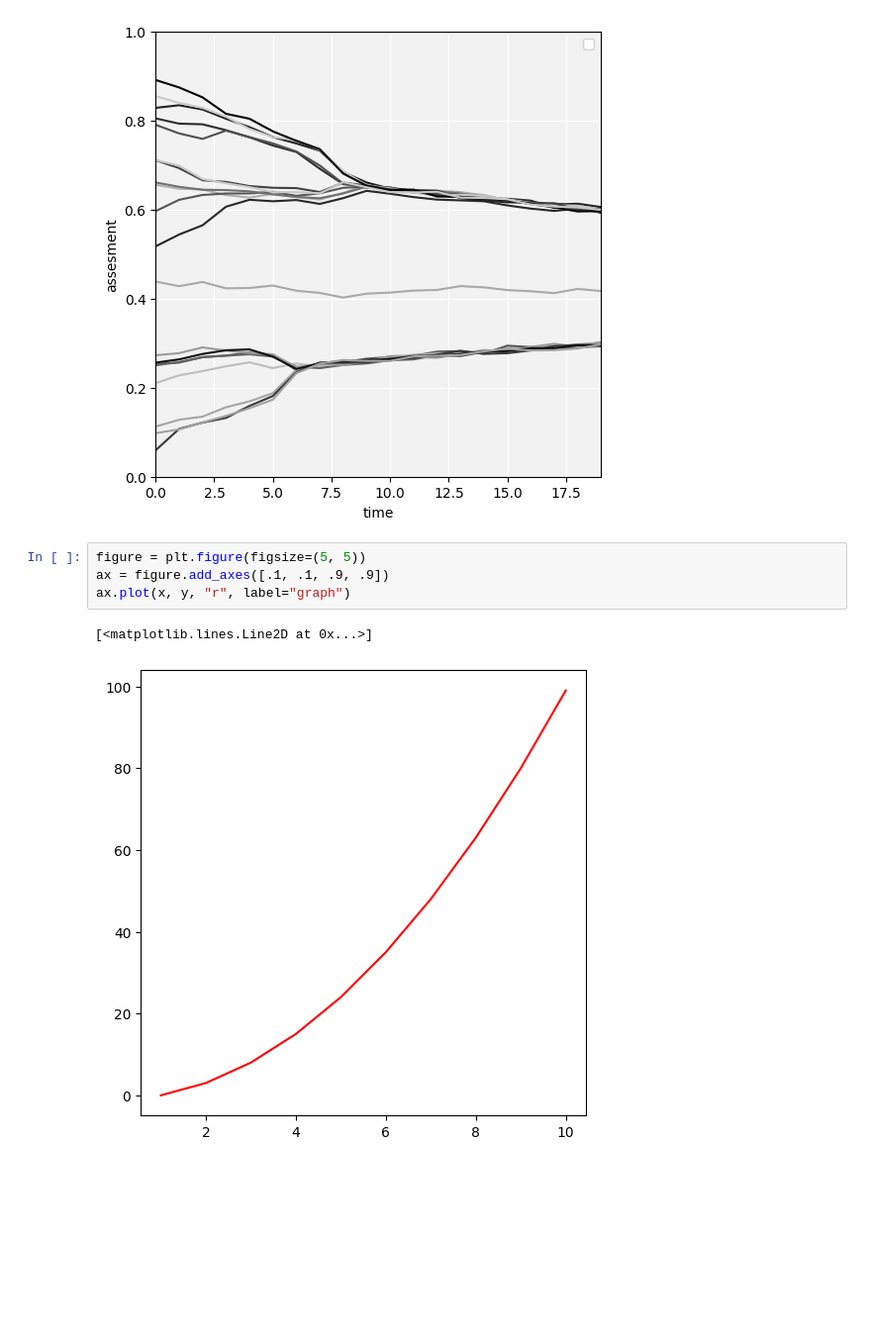
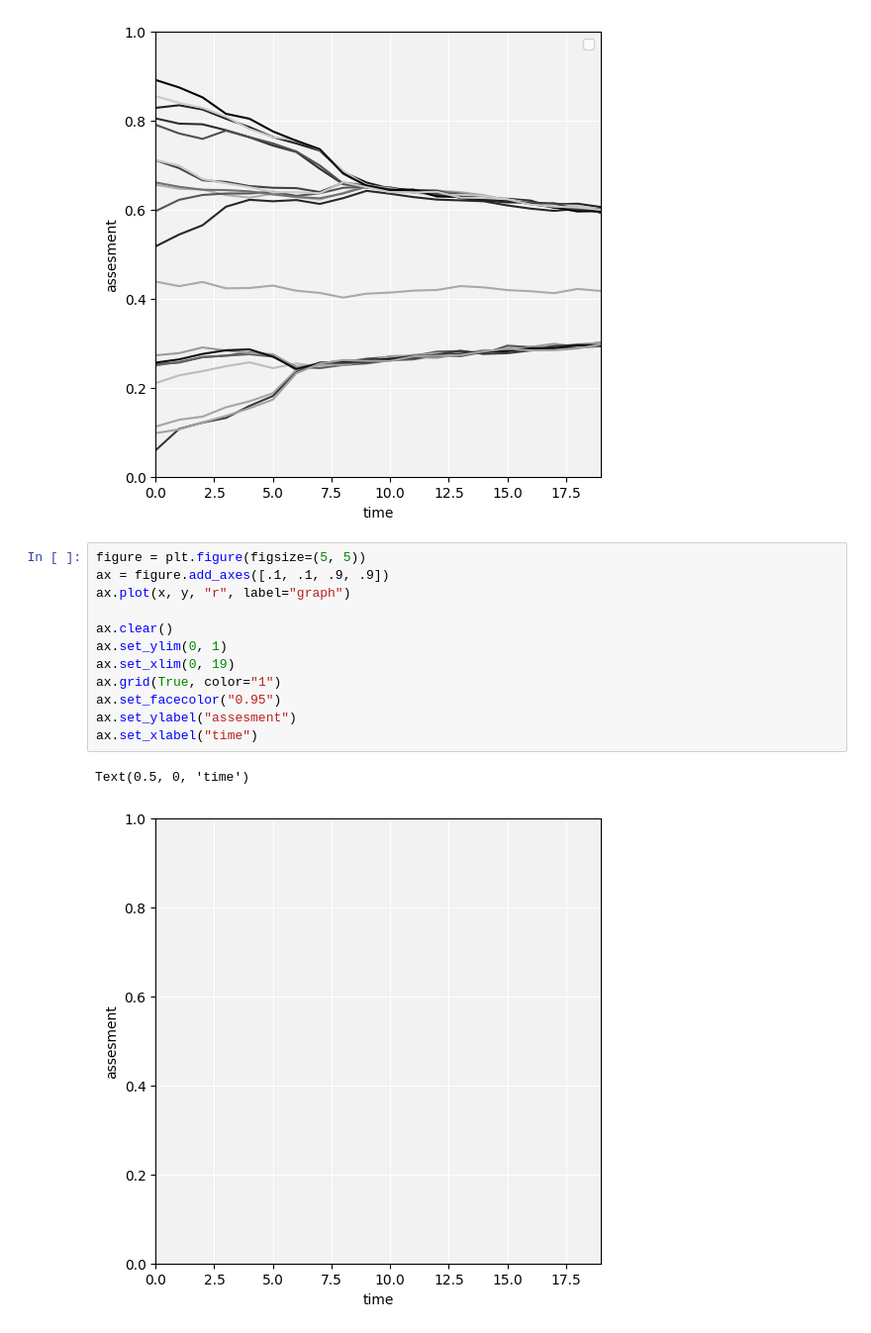
Before and after one commit to FrtZgwL/FreeSpeechABM, a Jupyter notebook: abm/experiments.ipynb, the cells around one changed output. Shown: that part at 99% size. Cells and saved outputs as stored; diff of their text form; blank space fills up the shorter version.

```diff
--- a/abm/experiments.ipynb
+++ b/abm/experiments.ipynb
@@ -75,7 +75,15 @@ No artists with labels found to put in legend.  Note that artists whose label st
 # %%
 figure = plt.figure(figsize=(5, 5))
 ax = figure.add_axes([.1, .1, .9, .9])
 ax.plot(x, y, "r", label="graph")
+
+ax.clear()
+ax.set_ylim(0, 1)
+ax.set_xlim(0, 19)
+ax.grid(True, color="1")
+ax.set_facecolor("0.95")
+ax.set_ylabel("assesment")
+ax.set_xlabel("time")
 # %% [output]
-[<matplotlib.lines.Line2D at 0x...>]
+Text(0.5, 0, 'time')
-[figure, old version]
+[figure, new version]
```
Also changed, not shown: parts of 1 cell of this notebook, 3 other files.
